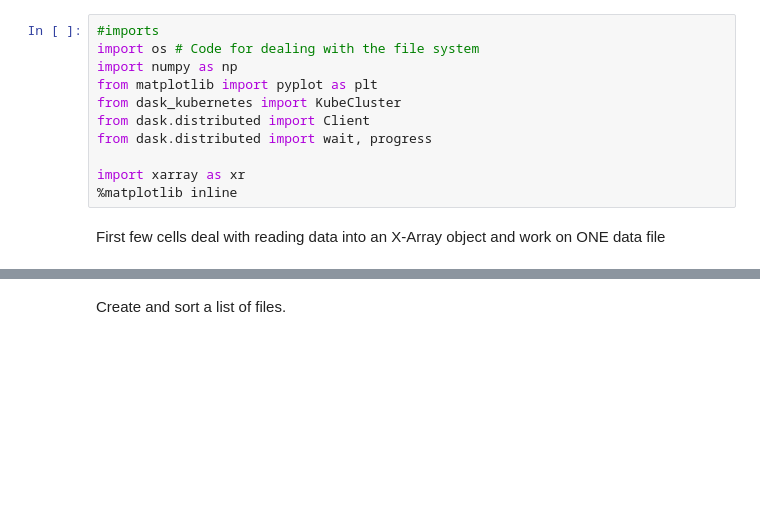
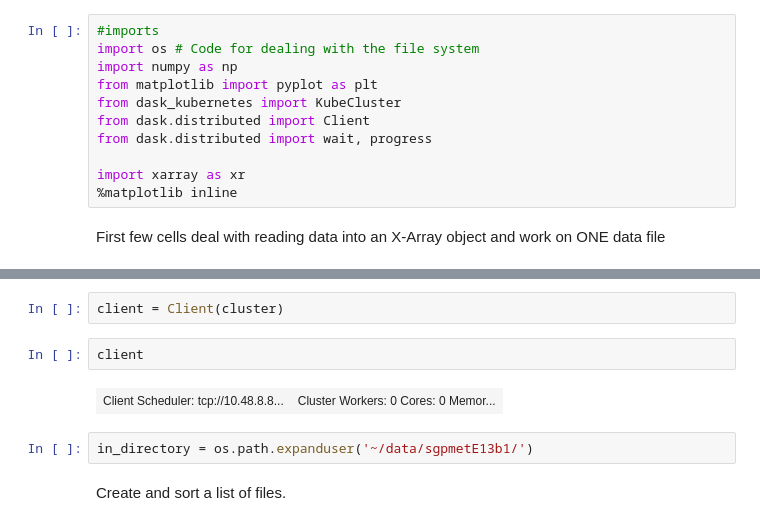
Before and after one commit to openradar/AusOpenRadar2019, a Jupyter notebook: intro-python/Dask101.ipynb, the cells around one changed output, grey strips where cells are left out. Saved outputs shown, nothing was run; the diff lists cells and outputs as text; blank space fills up the shorter version.

Commit message:
FIX: updated Dask101 to work on Kube cluster

```diff
--- a/intro-python/Dask101.ipynb
+++ b/intro-python/Dask101.ipynb
@@ -22,3 +29,11 @@ in_directory = '/home/jovian/data/sgpmetE13.b1/'
+# %%
+client = Client(cluster)
+# %%
+client
+# %% [output]
+| Client Scheduler: tcp://10.48.8.8... | Cluster Workers: 0 Cores: 0 Memor... |
+# %%
+in_directory = os.path.expanduser('~/data/sgpmetE13b1/')
 # %% [markdown]
 Create and sort a list of files.
 # %%
```
Also changed, not shown: parts of 17 cells of this notebook.
